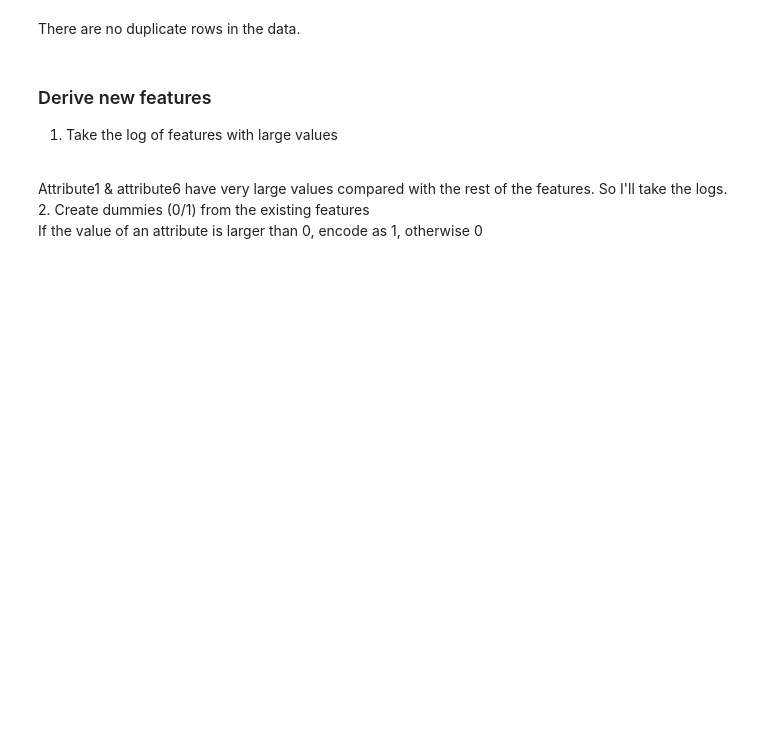
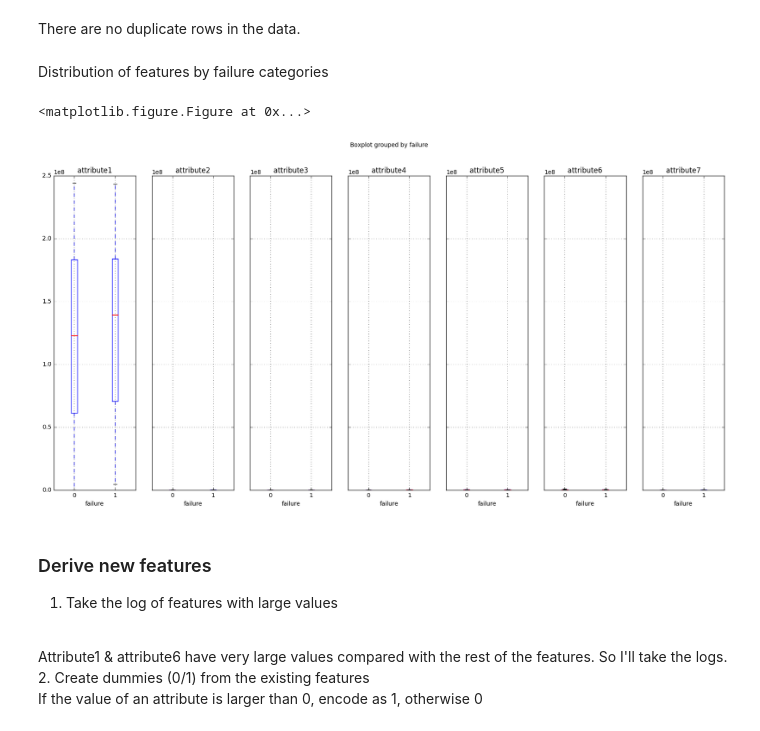
Before and after one commit to vatodorov/ImbalancedDataModels, a Jupyter notebook: ml_models_pipeline.ipynb, the cells around one changed output. Saved outputs shown, nothing was run; the diff lists cells and outputs as text; code cells hidden in the pictures; blank space fills up the shorter version.

```diff
--- a/ml_models_pipeline.ipynb
+++ b/ml_models_pipeline.ipynb
@@ -77,7 +88,7 @@ def selectOS(_os):
     elif _os == "mac":
         data_location = "/Users/valentin/GoogleDrive/Data/aws/device_failure.csv"
     elif _os == "aws":
-        data_location = "/home/ubuntu/git/Gelos/data/device_failure.csv"
+        data_location = "/home/ubuntu/git/mlModels/data/device_failure.csv"
     return data_location
 
 # Check for NA values in the data
@@ -88,28 +99,28 @@ def checkNaValues(df, columns_idx):
         features_na.append(df[col].isnull().sum())
     return features_na
 
-# Create new features that are the log of existing ones
+# Create log of features
 def createLog(df, columns_list):
     for col in columns_list:
         column_log = col + "_log"
         df[column_log] = df[col].apply(lambda x: 0 if x == 0 else math.log(x))
     return
 
-# Create new features that square root of existing ones
+# Take square root of features
 def createSqrt(df, columns_list):
     for col in columns_list:
         column_sqrt = col + "_sqrt"
         df[column_sqrt] = np.sqrt(df[col])
     return
 
-# Create new features that are the square of existing ones
+# Take square of features
 def createSquare(df, columns_list):
     for col in columns_list:
         column_sq = col + "_sq"
         df[column_sq] = df[col] ** 2
     return
 
-# Create new features that are the inverse of existing ones
+# Calculate inverse of features
 def createInverse(df, columns_list):
     for col in columns_list:
         column_inv = col + "_inv"
@@ -229,6 +271,22 @@ device_data[device_data.duplicated()]
 |  | date | device | failure | attribute1 | attribute2 | attribute3 | attribute4 | attribute5 | attribute6 | ... |
 # %% [markdown]
 There are no duplicate rows in the data.
+# %% [markdown]
+Distribution of features by failure categories
+# %%
+# TODO: The boxplot axes need to be allowed to dynamically change for each feature
+
+# Features distribution by failure category
+plt.figure(figsize = (30, 20))
+device_data.boxplot(column = ["attribute1", "attribute2", "attribute3", "attribute4", "attribute5", "attribute6", "attribute7"],
+                    by = "failure",
+                    grid = True, figsize = (20, 10),
+                    layout = (1, 7),
+                    return_type = "axes")
+plt.show()
+# %% [output]
+<matplotlib.figure.Figure at 0x...>
+[figure, added]
 # %% [markdown]
 ### Derive new features
 1. Take the log of features with large values
```
Also changed, not shown: parts of 44 cells of this notebook, 1 other file.
